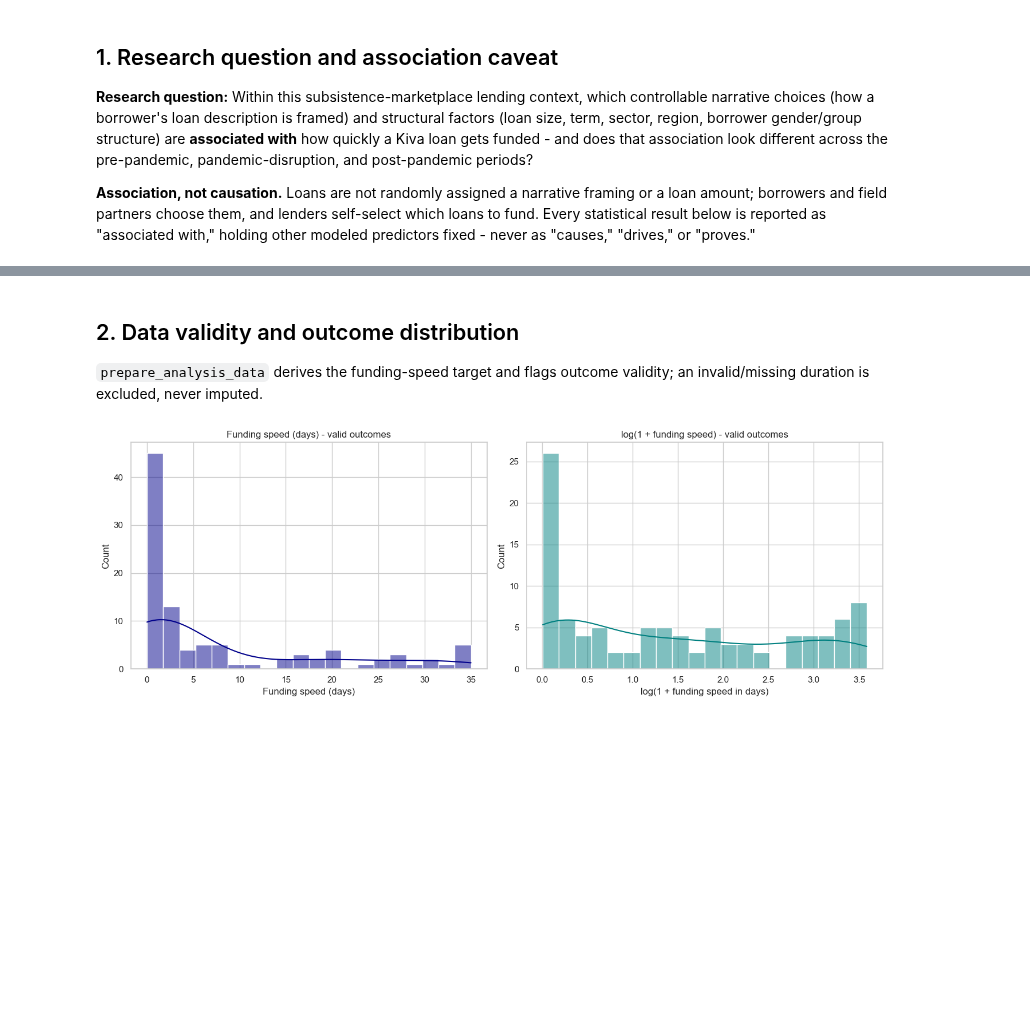
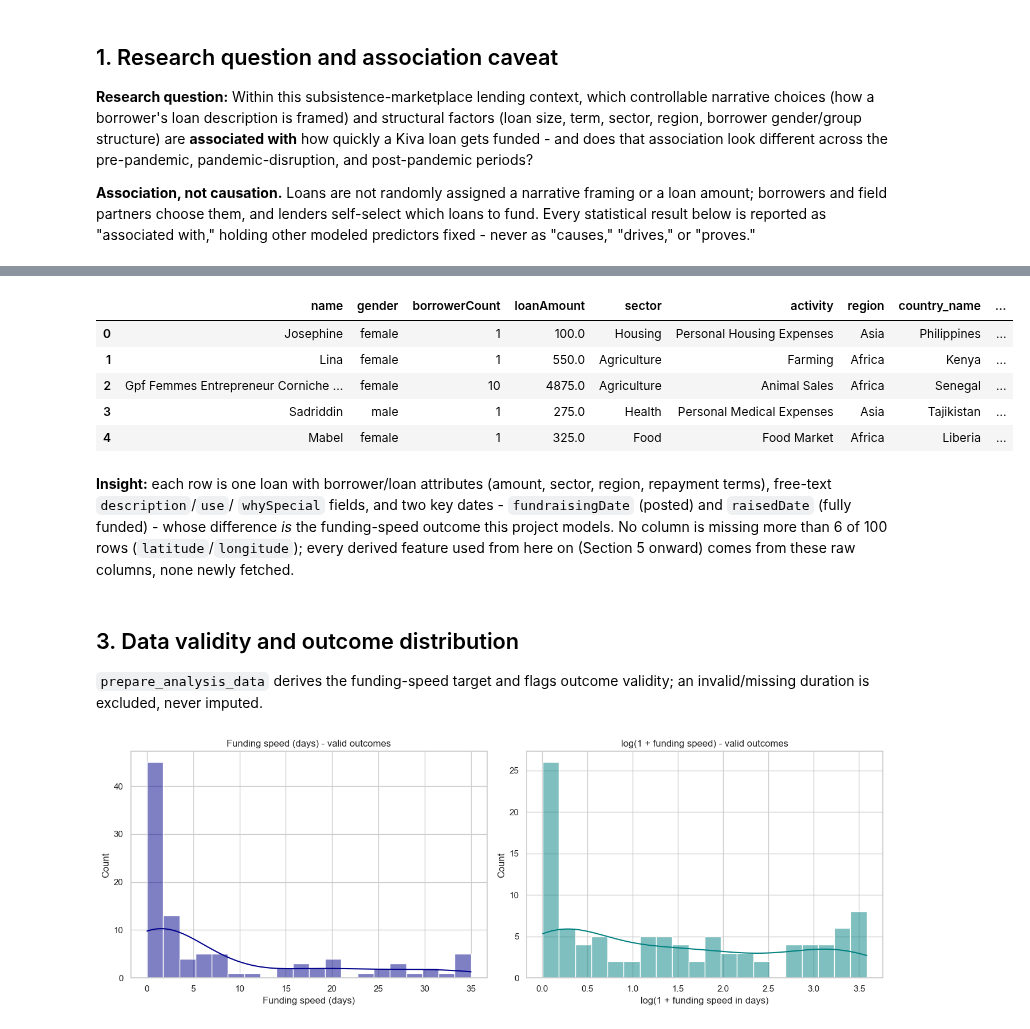
Before and after one commit to tuannm3812/unsw-ma-hackathon-2026, a Jupyter notebook: notebooks/starter_eda.ipynb, the cells around one changed output, grey strips where cells are left out. Saved outputs shown, nothing was run; the diff lists cells and outputs as text; code cells hidden in the pictures; blank space fills up the shorter version.

```diff
--- a/notebooks/starter_eda.ipynb
+++ b/notebooks/starter_eda.ipynb
@@ -86,5 +123,27 @@ plt.rcParams["font.size"] = 12
+# %%
+preview_cols = [
+    "name", "gender", "borrowerCount", "loanAmount", "sector", "activity",
+    "region", "country_name", "repaymentInterval", "description",
+    "fundraisingDate", "raisedDate",
+]
+df_raw[preview_cols].head(5)
+# %% [output]
+|  | name | gender | borrowerCount | loanAmount | sector | activity | region | country_name | ... |
+| 0 | Josephine | female | 1 | 100.0 | Housing | Personal Housing Expenses | Asia | Philippines | ... |
+| 1 | Lina | female | 1 | 550.0 | Agriculture | Farming | Africa | Kenya | ... |
+| 2 | Gpf Femmes Entrepreneur Corniche ... | female | 10 | 4875.0 | Agriculture | Animal Sales | Africa | Senegal | ... |
+| 3 | Sadriddin | male | 1 | 275.0 | Health | Personal Medical Expenses | Asia | Tajikistan | ... |
+| 4 | Mabel | female | 1 | 325.0 | Food | Food Market | Africa | Liberia | ... |
+# %% [markdown]
+**Insight:** each row is one loan with borrower/loan attributes (amount,
+sector, region, repayment terms), free-text `description`/`use`/
+`whySpecial` fields, and two key dates - `fundraisingDate` (posted) and
+`raisedDate` (fully funded) - whose difference *is* the funding-speed
+outcome this project models. No column is missing more than 6 of 100
+rows (`latitude`/`longitude`); every derived feature used from here on
+(Section 5 onward) comes from these raw columns, none newly fetched.
 # %% [markdown]
-## 2. Data validity and outcome distribution
+## 3. Data validity and outcome distribution
 
 `prepare_analysis_data` derives the funding-speed target and flags outcome
 validity; an invalid/missing duration is excluded, never imputed.
```
Also changed, not shown: parts of 14 cells of this notebook, 1 other file.
